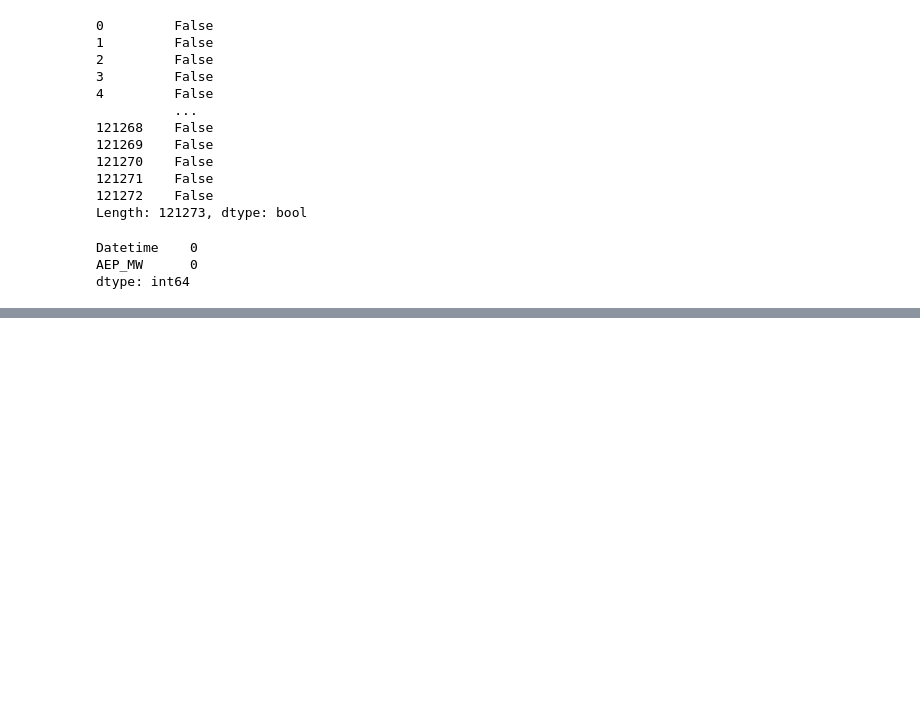
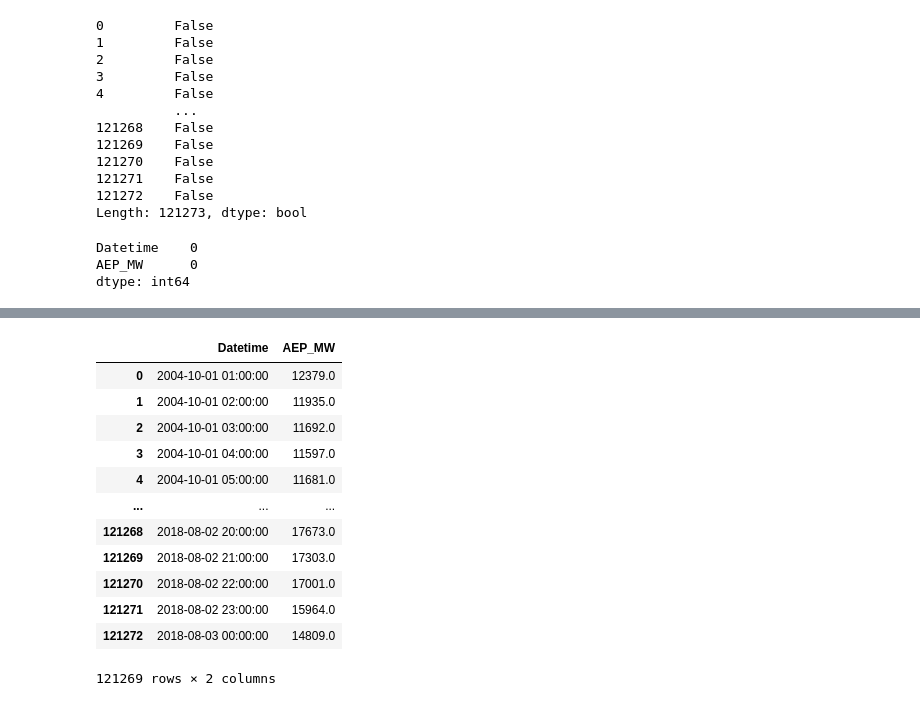
Before and after one commit to susantkumarsahoo/TimeSeriesForecasting_End_To_End, a Jupyter notebook: notebooks/04_note04.ipynb, the cells around one changed output, grey strips where cells are left out. Saved outputs shown, nothing was run; the diff lists cells and outputs as text; code cells hidden in the pictures; blank space fills up the shorter version.

```diff
--- a/notebooks/04_note04.ipynb
+++ b/notebooks/04_note04.ipynb
@@ -142,0 +98,21 @@ print(merged_df)
+# %%
+# ============================================================================
+# 1. DATA LOADING & PREPROCESSING
+# ============================================================================
+print("="*70)
+print("STEP 1: DATA LOADING & PREPROCESSING")
+print("="*70)
+
+# Load data
+df['Datetime'] = pd.to_datetime(df['Datetime'])
+df = df.sort_values('Datetime').reset_index(drop=True)
+
+# Remove duplicates and handle missing values
+df = df.drop_duplicates(subset=['Datetime'])
+df['AEP_MW'] = df['AEP_MW'].interpolate(method='linear')
+
+print(f"Data shape: {df.shape}")
+print(f"Date range: {df['Datetime'].min()} to {df['Datetime'].max()}")
+print(f"Missing values: {df['AEP_MW'].isna().sum()}")
+print(f"\nFirst few rows:\n{df.head()}")
+print(f"\nData statistics:\n{df['AEP_MW'].describe()}")
@@ -142,0 +137,16 @@ print(merged_df)
+# %%
+df
+# %% [output]
+|  | Datetime | AEP_MW |
+| 0 | 2004-10-01 01:00:00 | 12379.0 |
+| 1 | 2004-10-01 02:00:00 | 11935.0 |
+| 2 | 2004-10-01 03:00:00 | 11692.0 |
+| 3 | 2004-10-01 04:00:00 | 11597.0 |
+| 4 | 2004-10-01 05:00:00 | 11681.0 |
+| ... | ... | ... |
+| 121268 | 2018-08-02 20:00:00 | 17673.0 |
+| 121269 | 2018-08-02 21:00:00 | 17303.0 |
+| 121270 | 2018-08-02 22:00:00 | 17001.0 |
+| 121271 | 2018-08-02 23:00:00 | 15964.0 |
+| 121272 | 2018-08-03 00:00:00 | 14809.0 |
+121269 rows × 2 columns
```
Also changed, not shown: parts of 8 cells of this notebook, 1 other file.
